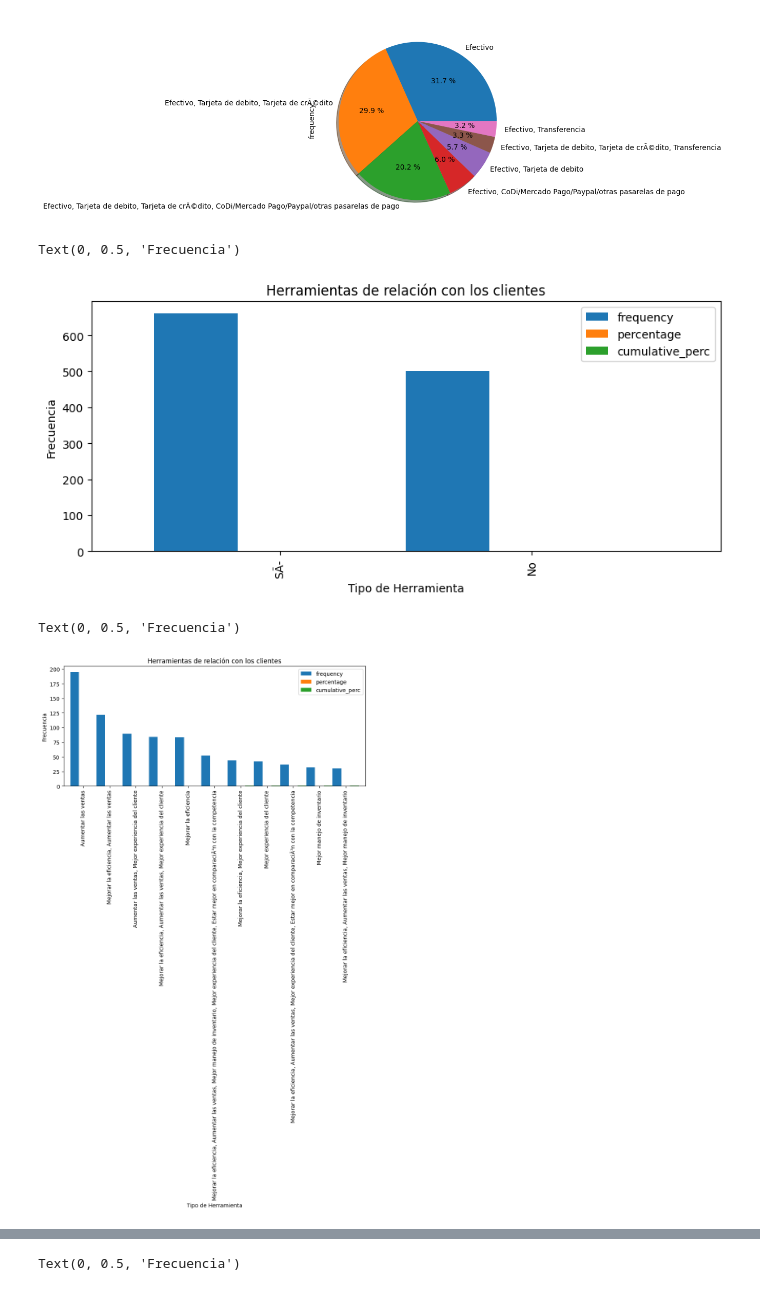
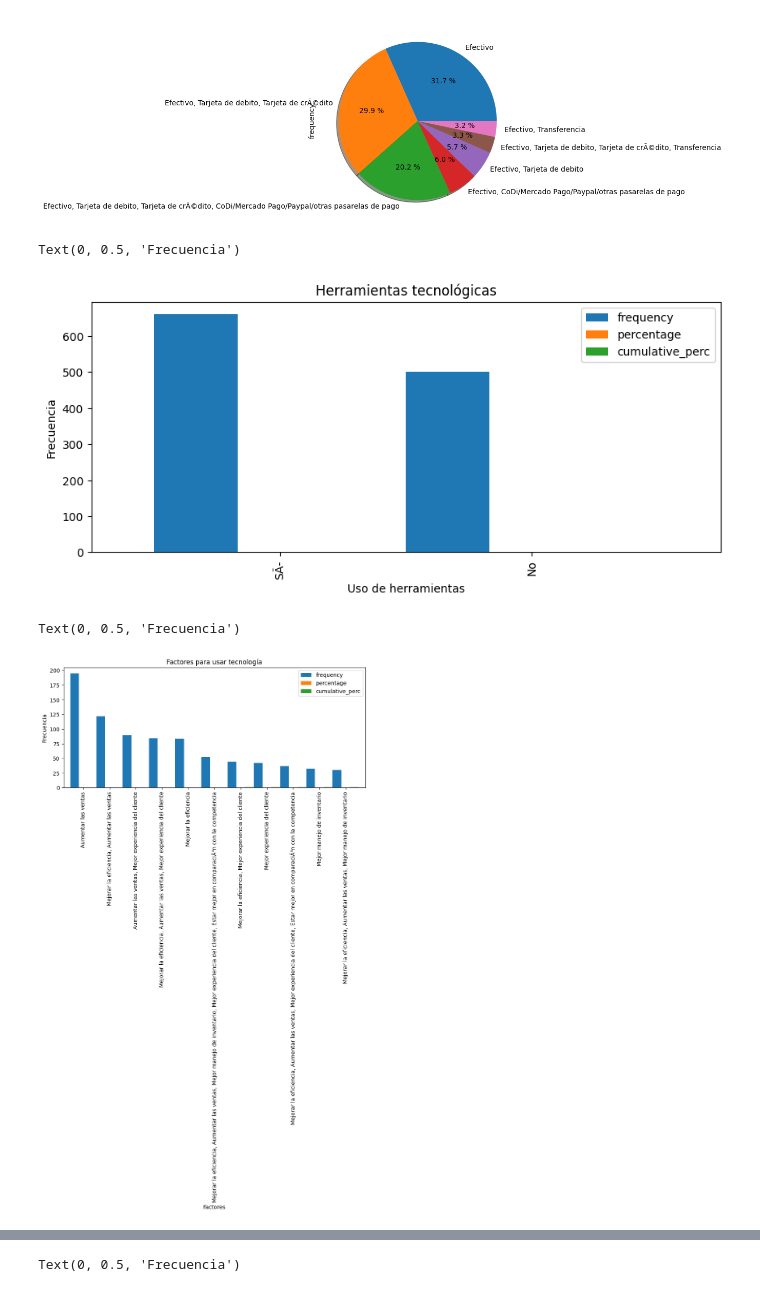
Before and after one commit to RoyJalil/RETOFINAL, a Jupyter notebook: CODIGOFINALRETO.ipynb, the cells around one changed output, grey strips where cells are left out. Drawn from its saved outputs; the diff is of its cells as text; code cells hidden in the pictures.

```diff
--- a/CODIGOFINALRETO.ipynb
+++ b/CODIGOFINALRETO.ipynb
@@ -376,21 +376,21 @@ Filtro_index1["frequency"].plot(kind='pie', figsize=(10,5), shadow=True, autopct
 # %%
 #Obtengo un análisis univariado de una variable categórica en específico
 table1= freq_tbl(Dataframe_final_reto['En los Ãºltimos seis meses Â¿ha implementado alguna tecnologÃ­a digital en su negocio?'])
 table1
 #Obtengo un filtro de los valores más reelevantes de la variables categórica seleccionada
 Filtro1= table1[table1['frequency']>1]
 Filtro1
 #Ajusto el indice de mi dataframe
 Filtro_index1= Filtro1.set_index('En los Ãºltimos seis meses Â¿ha implementado alguna tecnologÃ­a digital en su negocio?')
 Filtro_index1
 #Realizamos grafico de barras del dataframe filtrado
 Filtro_index1.plot(kind = 'bar', width=1, figsize=(10,4))
-plt.title('Herramientas de relación con los clientes')
-plt.xlabel('Tipo de Herramienta')
+plt.title('Herramientas tecnológicas')
+plt.xlabel('Uso de herramientas')
 plt.ylabel('Frecuencia')
 # %% [output]
 Text(0, 0.5, 'Frecuencia')
-[figure, old version]
+[figure, new version]
 # %%
 #Obtengo un análisis univariado de una variable categórica en específico
 table1= freq_tbl(Dataframe_final_reto['Â¿QuÃ© factores influyeron o influirÃ­an en su decisiÃ³n de adoptar tecnologÃ­a en su tienda? (Seleccione todos los que procedan)'])
@@ -403,12 +403,12 @@ Filtro_index1= Filtro1.set_index('Â¿QuÃ© factores influyeron o influirÃ­an
 Filtro_index1
 #Realizamos grafico de barras del dataframe filtrado
 Filtro_index1.plot(kind = 'bar', width=1, figsize=(10,4))
-plt.title('Herramientas de relación con los clientes')
-plt.xlabel('Tipo de Herramienta')
+plt.title('Factores para usar tecnología')
+plt.xlabel('Factores')
 plt.ylabel('Frecuencia')
 # %% [output]
 Text(0, 0.5, 'Frecuencia')
-[figure, old version]
+[figure, new version]
 # %%
 #Obtengo un análisis univariado de una variable categórica en específico
 table1= freq_tbl(Dataframe_final_reto['Â¿A travÃ©s de cuÃ¡les de los siguientes medios se comunicas con los proveedores?'])
```
Also changed, not shown: parts of 5 cells of this notebook.
